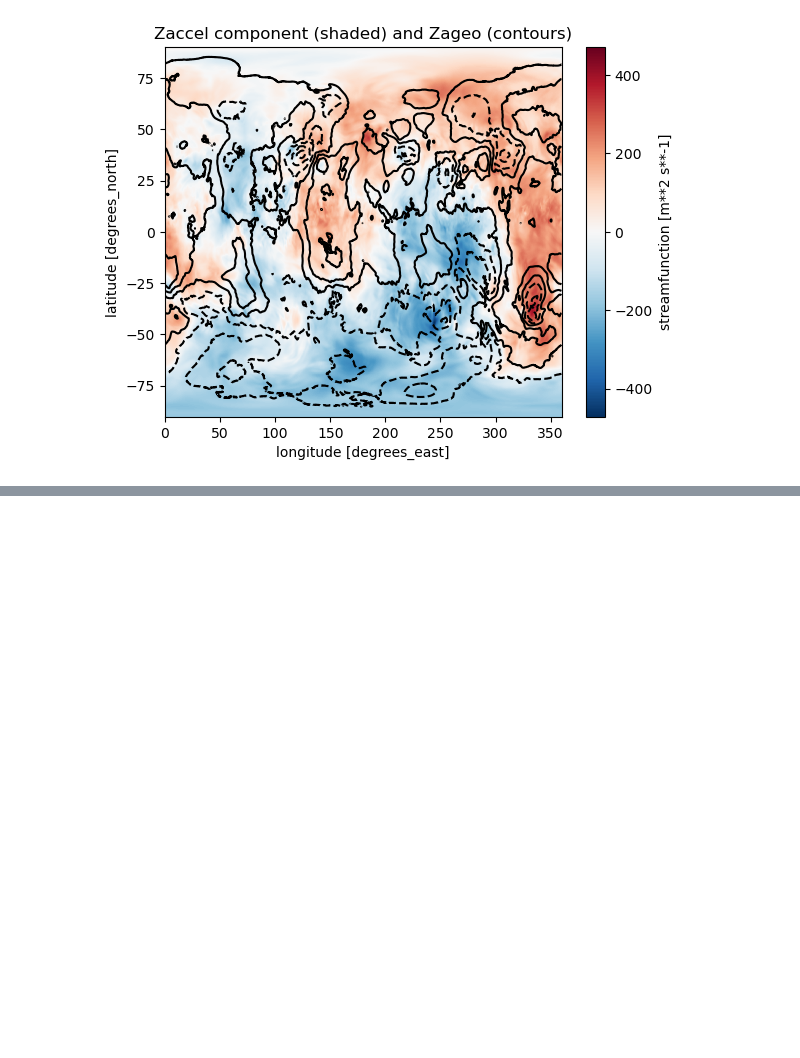
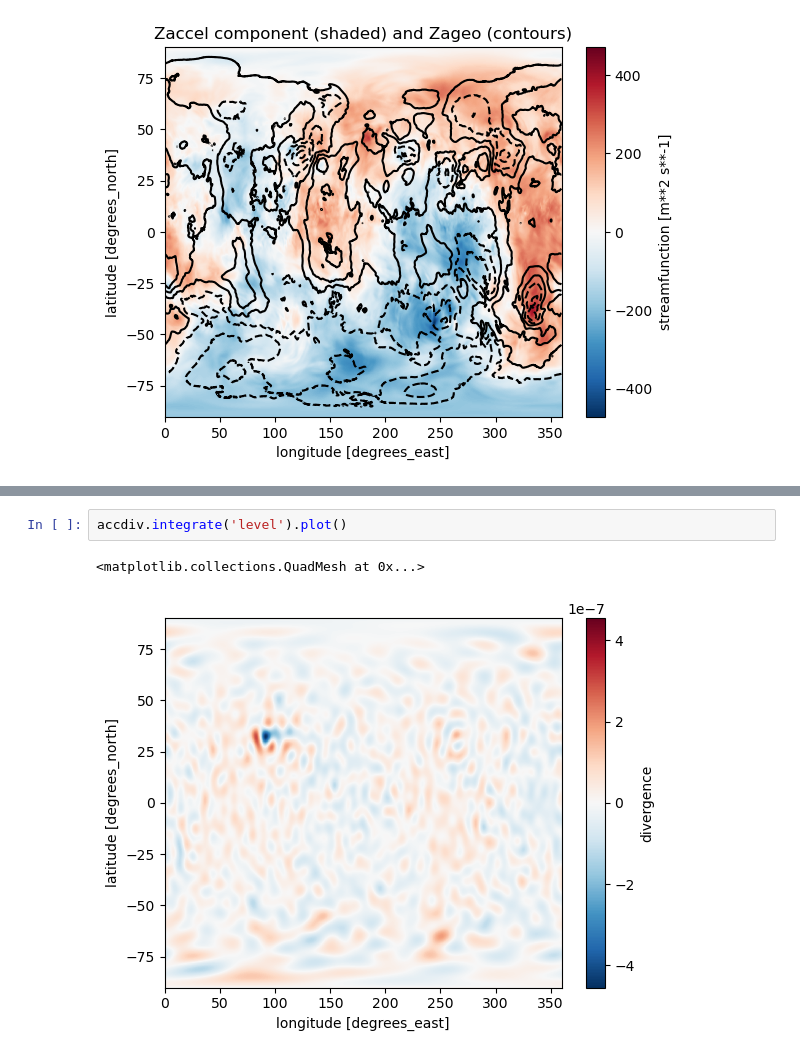
Before and after one commit to ATMOcanes/ATM651, a Jupyter notebook: Files_unsorted/Geostrophic_Phi.ipynb, the cells around one changed output, grey strips where cells are left out. Drawn from its saved outputs; the diff is of its cells as text; blank space fills up the shorter version.

```diff
--- a/Files_unsorted/Geostrophic_Phi.ipynb
+++ b/Files_unsorted/Geostrophic_Phi.ipynb
@@ -180,0 +210,5 @@ wdot = (w[2]-w[0]) /2./3600.
+# %%
+accdiv.integrate('level').plot()
+# %% [output]
+<matplotlib.collections.QuadMesh at 0x...>
+[figure, added]
```
Also changed, not shown: parts of 14 cells of this notebook.
